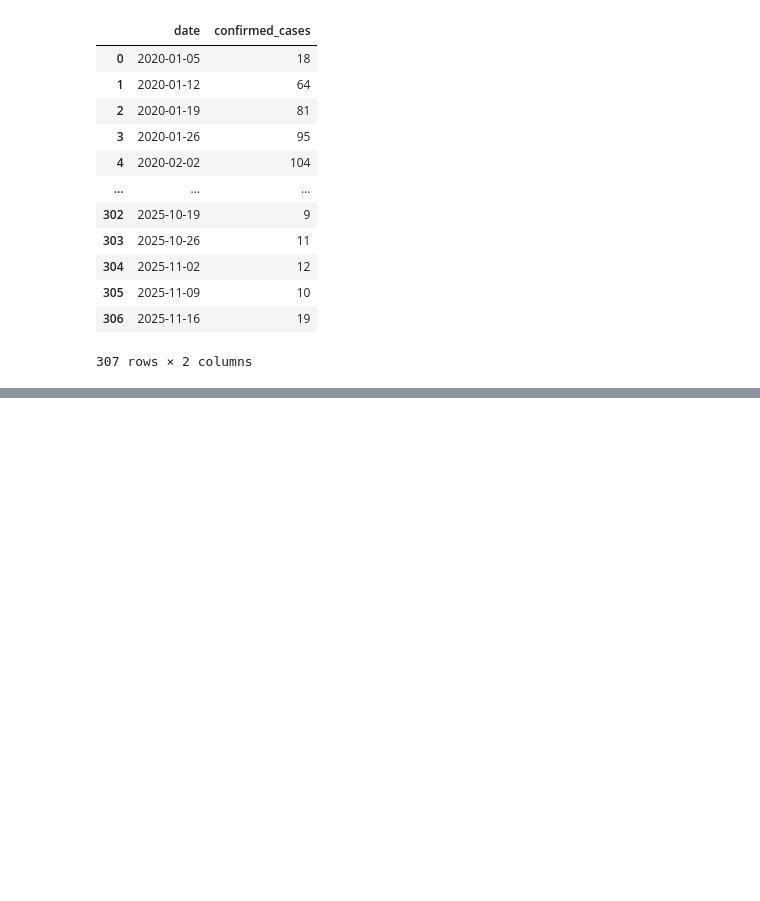
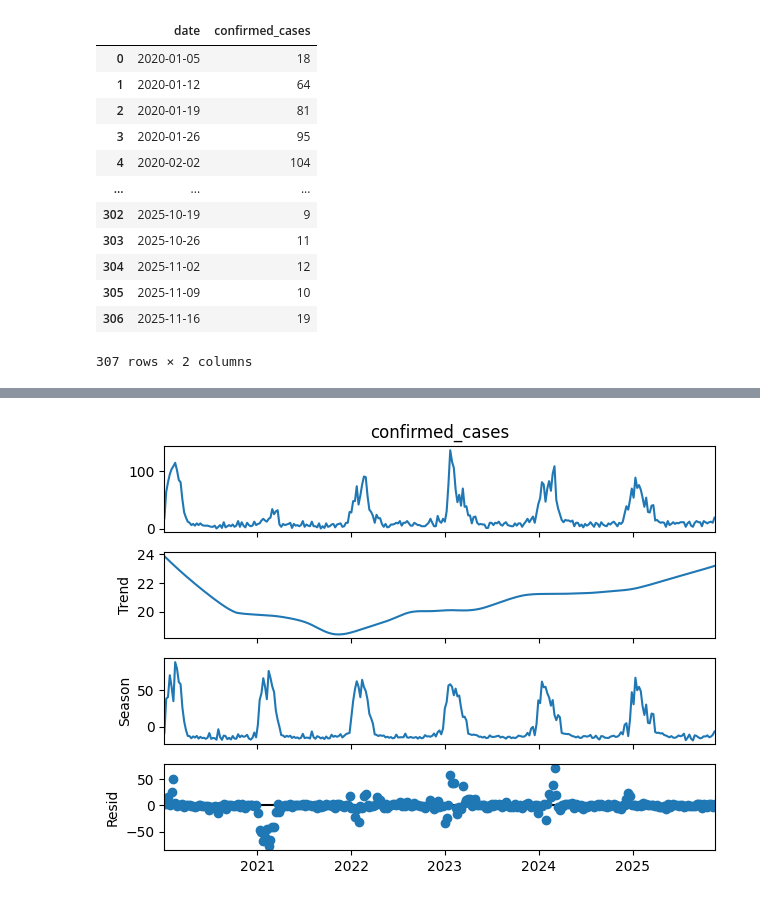
Before and after one commit to EmmanuelNiyi/Data-Driven-Surveillance-Lassa-Fever-Forecasting-for-Public-Health-Action, a Jupyter notebook: data-cleaning-exploration.ipynb, the cells around one changed output, grey strips where cells are left out. Drawn from its saved outputs; the diff is of its cells as text; code cells hidden in the pictures; blank space fills up the shorter version.

```diff
--- a/data-cleaning-exploration.ipynb
+++ b/data-cleaning-exploration.ipynb
@@ -62,0 +129,9 @@ fig.show()
+# %%
+# Run STL
+stl = STL(ts_data['confirmed_cases'], seasonal=53, robust=True)
+result = stl.fit()
+# %%
+result.plot()
+plt.show()
+# %% [output]
+[figure, added]
```
Also changed, not shown: parts of 18 cells of this notebook.
